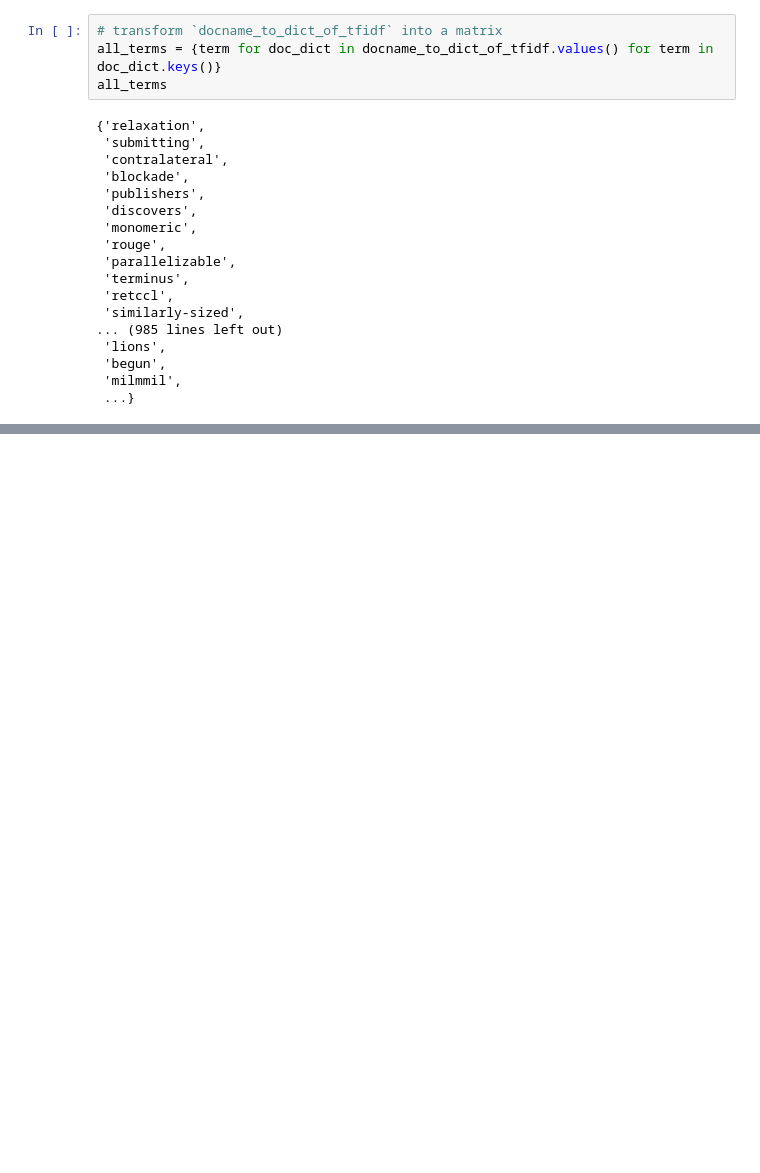
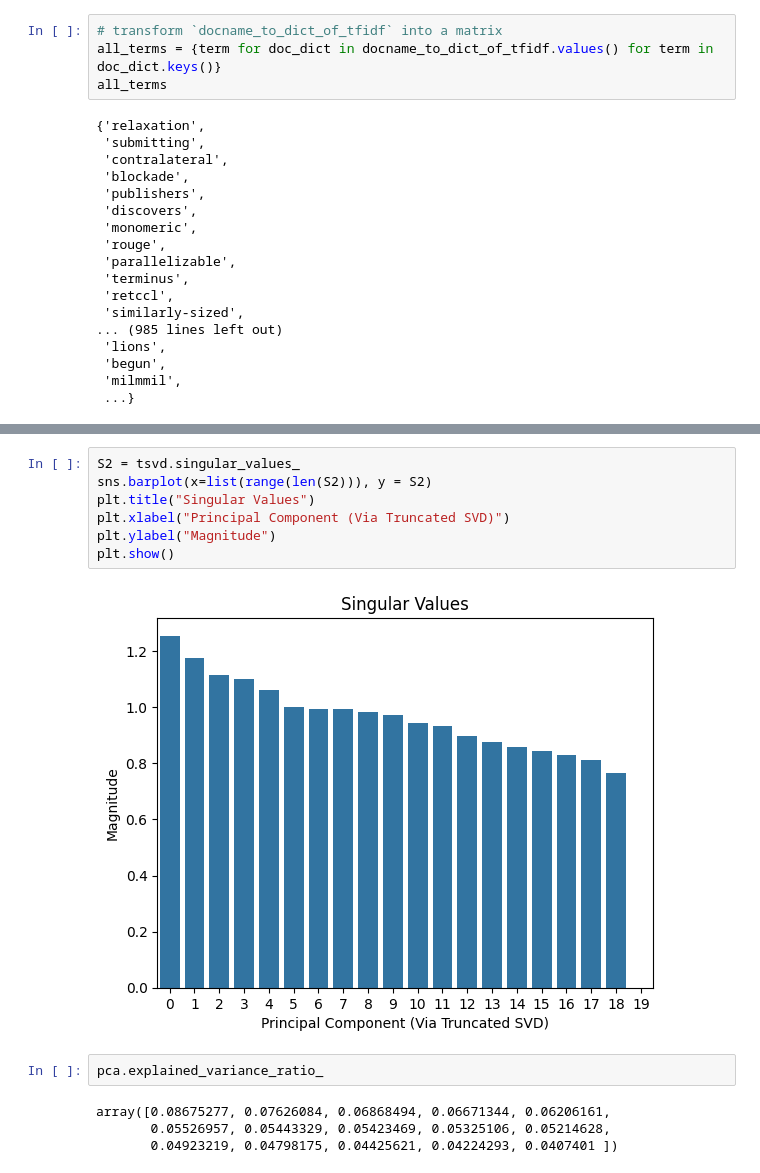
Before and after one commit to whiskey0504/CMSC-35440-Source, a Jupyter notebook: hw1/hw1.ipynb, the cells around one changed output, grey strips where cells are left out. Drawn from its saved outputs; the diff is of its cells as text; blank space fills up the shorter version.

```diff
--- a/hw1/hw1.ipynb
+++ b/hw1/hw1.ipynb
@@ -237,0 +304,15 @@ print(pca.components_)
+# %%
+S2 = tsvd.singular_values_
+sns.barplot(x=list(range(len(S2))), y = S2)
+plt.title("Singular Values")
+plt.xlabel("Principal Component (Via Truncated SVD)")
+plt.ylabel("Magnitude")
+plt.show()
+# %% [output]
+[figure, added]
+# %%
+pca.explained_variance_ratio_
+# %% [output]
+array([0.08675277, 0.07626084, 0.06868494, 0.06671344, 0.06206161,
+       0.05526957, 0.05443329, 0.05423469, 0.05325106, 0.05214628,
+       0.04923219, 0.04798175, 0.04425621, 0.04224293, 0.0407401 ])
```
Also changed, not shown: parts of 33 cells of this notebook.
